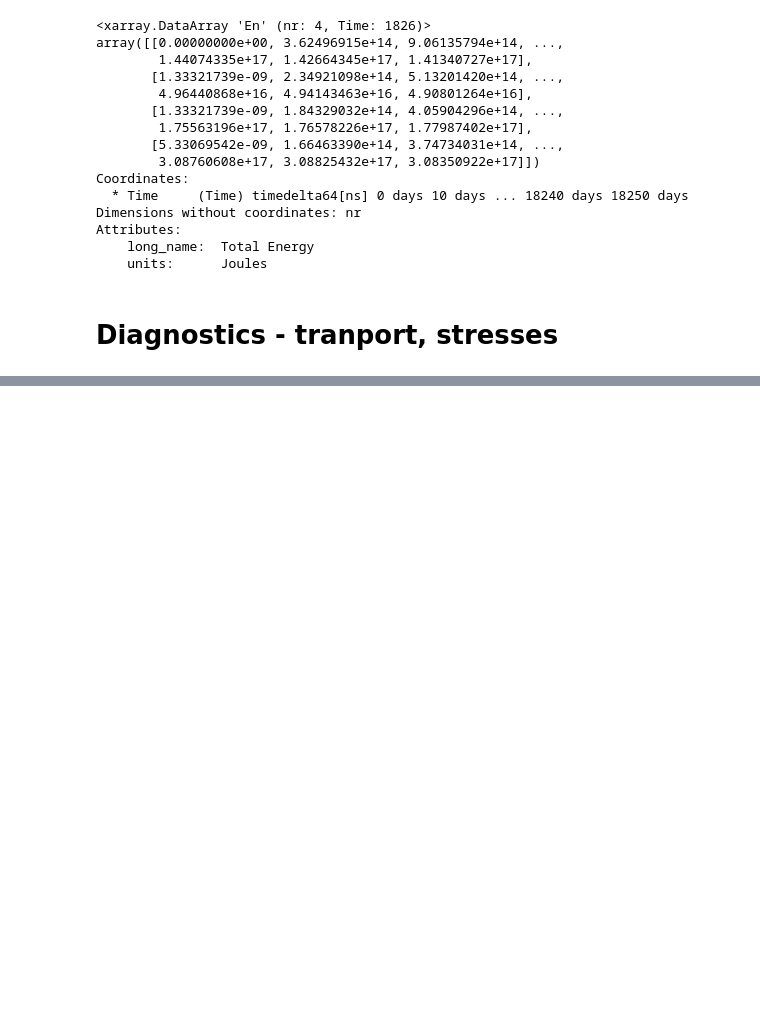
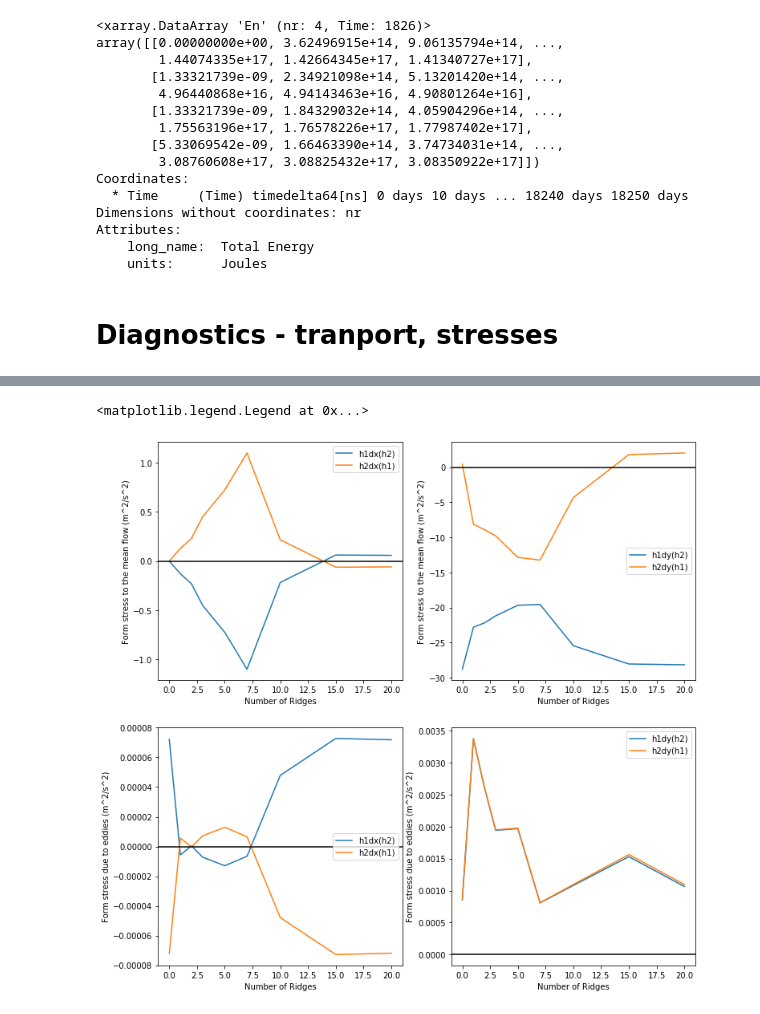
Before and after one commit to hmkhatri/Scripts, a Jupyter notebook: MOM6_idealised/2L_SWM/SWM_diagnostic.ipynb, the cells around one changed output, grey strips where cells are left out. Saved outputs shown, nothing was run; the diff lists cells and outputs as text; code cells hidden in the pictures; blank space fills up the shorter version.

```diff
--- a/MOM6_idealised/2L_SWM/SWM_diagnostic.ipynb
+++ b/MOM6_idealised/2L_SWM/SWM_diagnostic.ipynb
@@ -138,0 +258,5 @@ def topo_form(h, nb, dx, grid, g, rho):
+# %%
+g = 9.8
+gp = g * (ds.zl.isel(zl=1) - ds.zl.isel(zl=0))/ds.zl.isel(zl=0)
+gp = gp.values
+print(g, gp)
@@ -138,0 +298,48 @@ def topo_form(h, nb, dx, grid, g, rho):
+# %%
+FS_mx1, FS_ex1, FS_mx2, FS_ex2, FS_my1, FS_ey1, FS_my2, FS_ey2 = eddy_form_stress(ds.h, g, ds.dxCu, ds.dyCv, grid)
+# %%
+FS_mx1 = FS_mx1.compute()
+FS_ex1 = FS_ex1.compute()
+FS_mx2 = FS_mx2.compute()
+FS_ex2 = FS_ex2.compute()
+
+FS_my1 = FS_my1.compute()
+FS_ey1 = FS_ey1.compute()
+FS_my2 = FS_my2.compute()
+FS_ey2 = FS_ey2.compute()
+# %%
+plt.figure(figsize=(12,12))
+plt.subplot(2,2,1)
+plt.plot(n_ridge, FS_mx1.mean(dim = ['yh','xh']))
+plt.plot(n_ridge, FS_mx2.mean(dim = ['yh','xh']))
+plt.axhline(y=0., color='k')
+plt.ylabel('Form stress to the mean flow (m^2/s^2)')
+plt.xlabel('Number of Ridges')
+plt.legend(['h1dx(h2)','h2dx(h1)'])
+
+plt.subplot(2,2,2)
+plt.plot(n_ridge, FS_my1.mean(dim = ['yh','xh']))
+plt.plot(n_ridge, FS_my2.mean(dim = ['yh','xh']))
+plt.axhline(y=0., color='k')
+plt.ylabel('Form stress to the mean flow (m^2/s^2)')
+plt.xlabel('Number of Ridges')
+plt.legend(['h1dy(h2)','h2dy(h1)'])
+
+plt.subplot(2,2,3)
+plt.plot(n_ridge, FS_ex1.mean(dim = ['yh','xh']))
+plt.plot(n_ridge, FS_ex2.mean(dim = ['yh','xh']))
+plt.axhline(y=0., color='k')
+plt.ylabel('Form stress due to eddies (m^2/s^2)')
+plt.xlabel('Number of Ridges')
+plt.legend(['h1dx(h2)','h2dx(h1)'])
+
+plt.subplot(2,2,4)
+plt.plot(n_ridge, FS_ey1.mean(dim = ['yh','xh']))
+plt.plot(n_ridge, FS_ey2.mean(dim = ['yh','xh']))
+plt.axhline(y=0., color='k')
+plt.ylabel('Form stress due to eddies (m^2/s^2)')
+plt.xlabel('Number of Ridges')
+plt.legend(['h1dy(h2)','h2dy(h1)'])
+# %% [output]
+<matplotlib.legend.Legend at 0x...>
+[figure, added]
```
Also changed, not shown: parts of 34 cells of this notebook, 3 other files.
